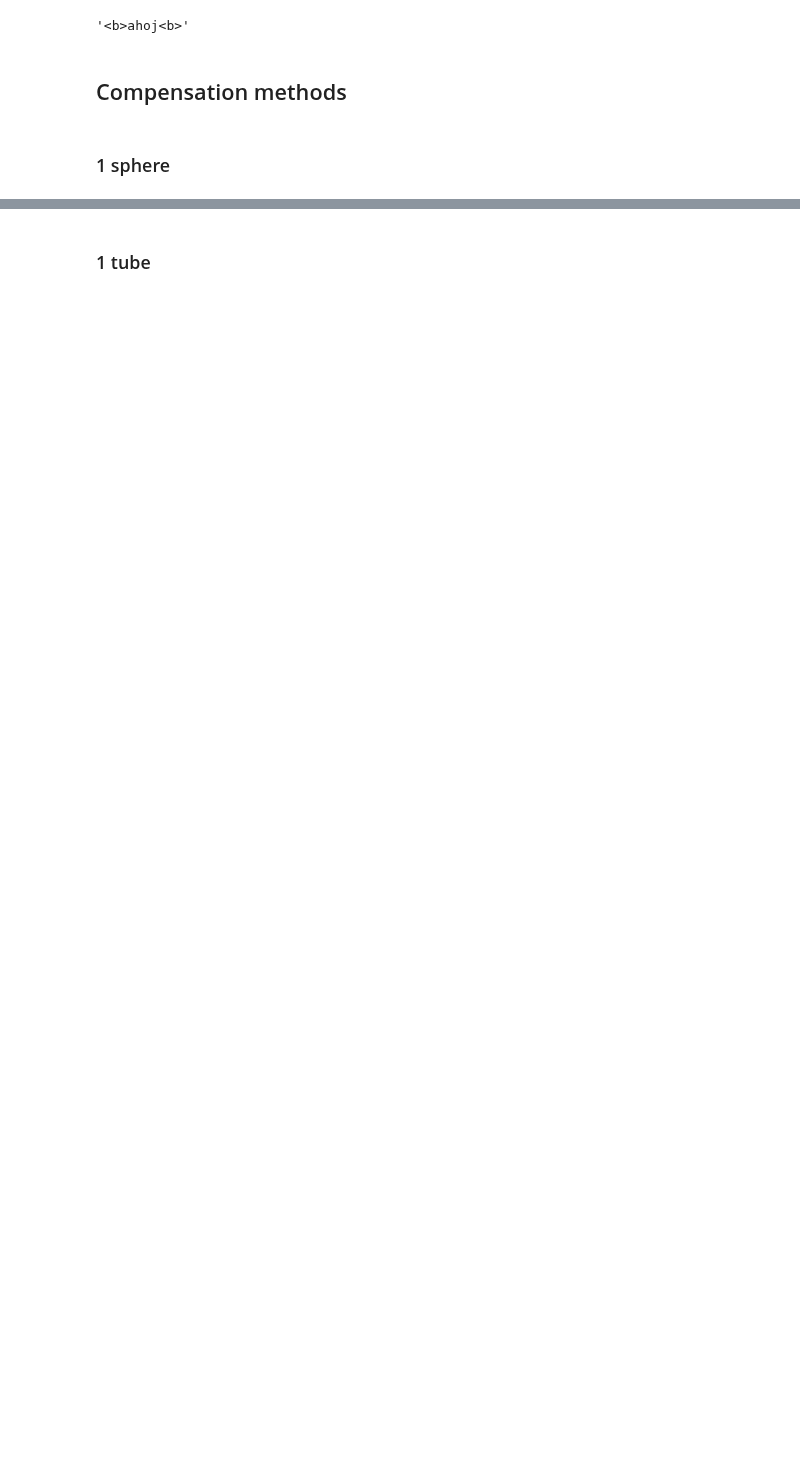
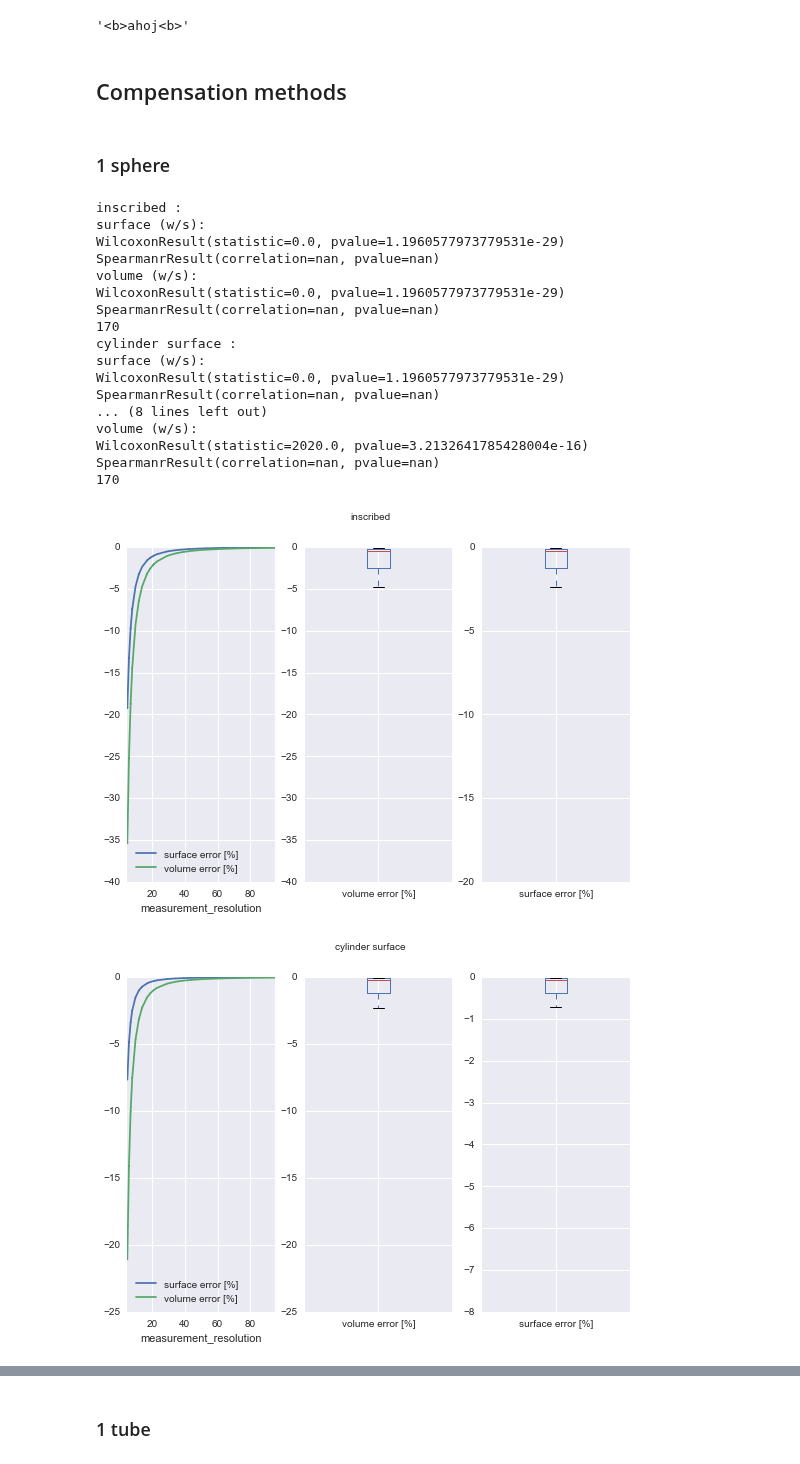
Before and after one commit to mjirik/teigen, a Jupyter notebook: examples/Output rows data processing.ipynb, the cells around one changed output, grey strips where cells are left out. Cells and saved outputs as stored; diff of their text form; code cells hidden in the pictures; blank space fills up the shorter version.

```diff
--- a/examples/Output rows data processing.ipynb
+++ b/examples/Output rows data processing.ipynb
@@ -228,8 +231,30 @@ display("<b>ahoj<b>")
 # %%
 for radius_method in ["inscribed", "circumscribed", "cylinder surface", "cylinder volume", "average", "cylinder volume + sphere compensation"]:
 
     dfs = df[
         df["output note"] == "compensation method 1 sphere " + radius_method
         # df["generators Unconnected cylinders radius_distribution_mean"] == 5
     ]
-    dfplot(dfs, plotkw, radius_method)
+    #print dfs.keys()
+    #display(dfs[["surface [mm^2]", "numeric surface [mm^2]"]])
+    show_error(dfs, radius_method=radius_method, plotkw=plotkw)
+# %% [output]
+inscribed :
+surface (w/s):
+WilcoxonResult(statistic=0.0, pvalue=1.1960577973779531e-29)
+SpearmanrResult(correlation=nan, pvalue=nan)
+volume (w/s):
+WilcoxonResult(statistic=0.0, pvalue=1.1960577973779531e-29)
+SpearmanrResult(correlation=nan, pvalue=nan)
+170
+cylinder surface :
+surface (w/s):
+WilcoxonResult(statistic=0.0, pvalue=1.1960577973779531e-29)
+SpearmanrResult(correlation=nan, pvalue=nan)
+... (8 lines left out)
+volume (w/s):
+WilcoxonResult(statistic=2020.0, pvalue=3.2132641785428004e-16)
+SpearmanrResult(correlation=nan, pvalue=nan)
+170
+[figure, added]
+[figure, added]
```
Also changed, not shown: parts of 9 cells of this notebook, 2 other files.
